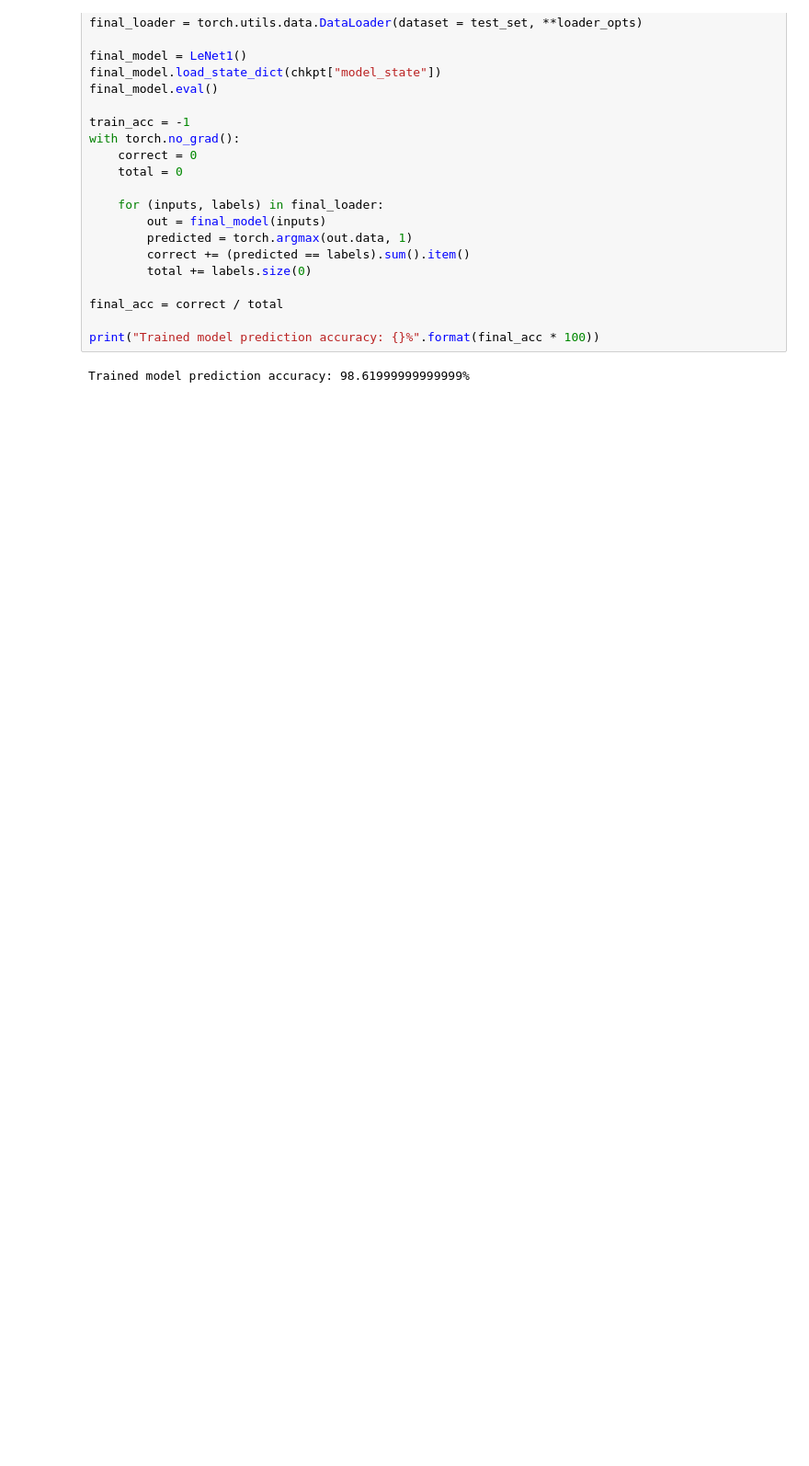
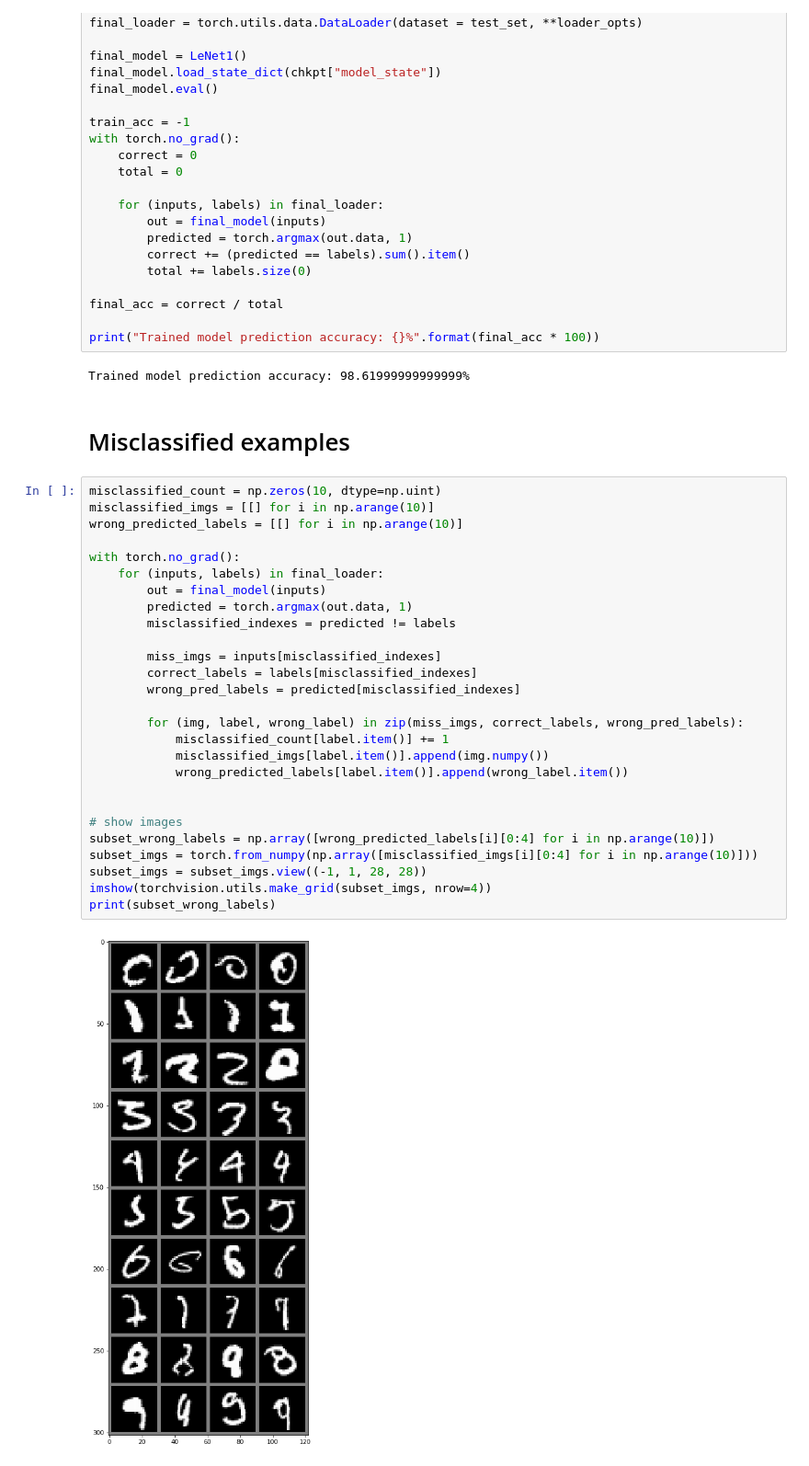
Before and after one commit to grvk/lenet-1, a Jupyter notebook: LeNet-1.ipynb, the cells around one changed output. Shown: that part at 92% size. Saved outputs shown, nothing was run; the diff lists cells and outputs as text; blank space fills up the shorter version.

Commit message:
Displayed misclassified results

```diff
--- a/LeNet-1.ipynb
+++ b/LeNet-1.ipynb
@@ -345,3 +346,34 @@ final_acc = correct / total
 print("Trained model prediction accuracy: {}%".format(final_acc * 100))
 # %% [output]
 Trained model prediction accuracy: 98.61999999999999%
+# %% [markdown]
+# Misclassified examples
+# %%
+misclassified_count = np.zeros(10, dtype=np.uint)
+misclassified_imgs = [[] for i in np.arange(10)]
+wrong_predicted_labels = [[] for i in np.arange(10)]
+
+with torch.no_grad():
+    for (inputs, labels) in final_loader:
+        out = final_model(inputs)
+        predicted = torch.argmax(out.data, 1)
+        misclassified_indexes = predicted != labels
+
+        miss_imgs = inputs[misclassified_indexes]
+        correct_labels = labels[misclassified_indexes]
+        wrong_pred_labels = predicted[misclassified_indexes]
+
+        for (img, label, wrong_label) in zip(miss_imgs, correct_labels, wrong_pred_labels):
+            misclassified_count[label.item()] += 1
+            misclassified_imgs[label.item()].append(img.numpy())
+            wrong_predicted_labels[label.item()].append(wrong_label.item())
+
+
+# show images
+subset_wrong_labels = np.array([wrong_predicted_labels[i][0:4] for i in np.arange(10)])
+subset_imgs = torch.from_numpy(np.array([misclassified_imgs[i][0:4] for i in np.arange(10)]))
+subset_imgs = subset_imgs.view((-1, 1, 28, 28))
+imshow(torchvision.utils.make_grid(subset_imgs, nrow=4))
+print(subset_wrong_labels)
+# %% [output]
+[figure, added]
```
Also changed, not shown: parts of 2 cells of this notebook.
